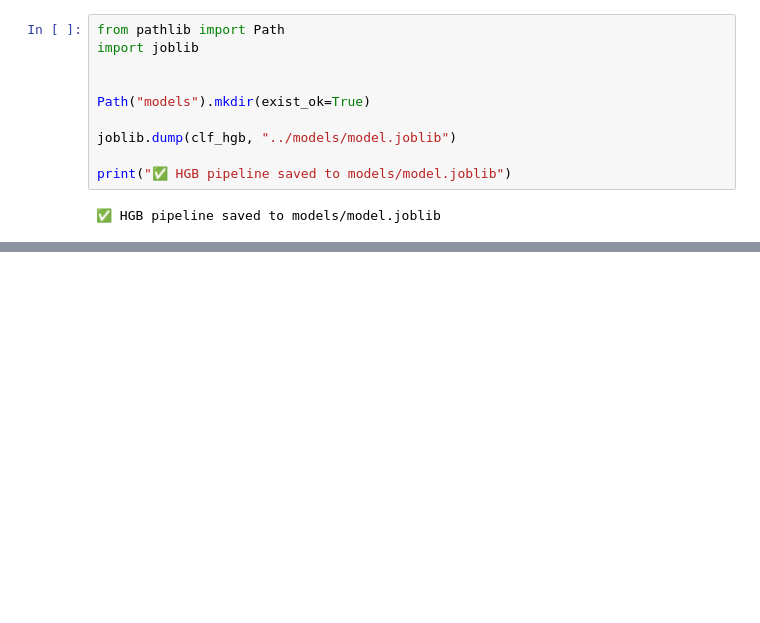
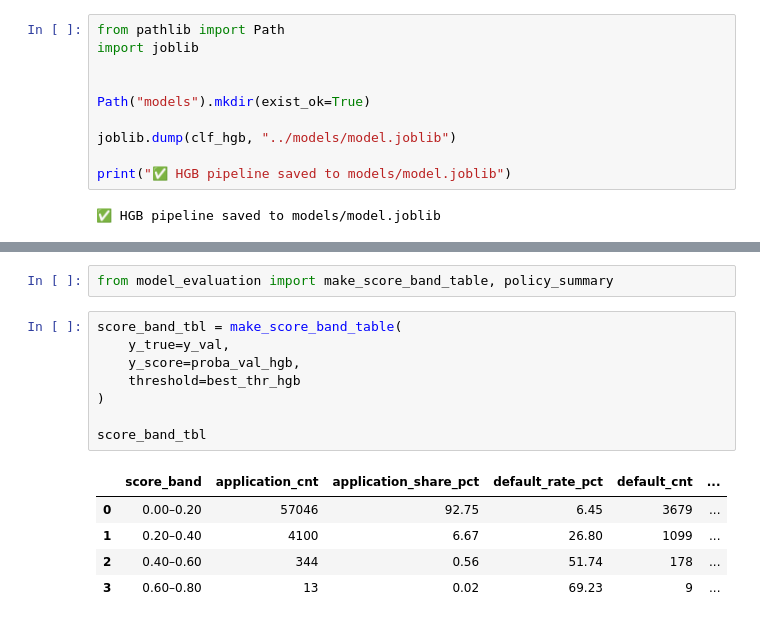
Before and after one commit to Ou-Hai/home-credit-risk-analytics, a Jupyter notebook: notebooks/05_ml_models.ipynb, the cells around one changed output, grey strips where cells are left out. Saved outputs shown, nothing was run; the diff lists cells and outputs as text; blank space fills up the shorter version.

```diff
--- a/notebooks/05_ml_models.ipynb
+++ b/notebooks/05_ml_models.ipynb
@@ -363,0 +378,16 @@ print("✅ HGB pipeline saved to models/model.joblib")
+# %%
+from model_evaluation import make_score_band_table, policy_summary
+# %%
+score_band_tbl = make_score_band_table(
+    y_true=y_val,
+    y_score=proba_val_hgb,
+    threshold=best_thr_hgb
+)
+
+score_band_tbl
+# %% [output]
+|  | score_band | application_cnt | application_share_pct | default_rate_pct | default_cnt | ... |
+| 0 | 0.00–0.20 | 57046 | 92.75 | 6.45 | 3679 | ... |
+| 1 | 0.20–0.40 | 4100 | 6.67 | 26.80 | 1099 | ... |
+| 2 | 0.40–0.60 | 344 | 0.56 | 51.74 | 178 | ... |
+| 3 | 0.60–0.80 | 13 | 0.02 | 69.23 | 9 | ... |
```
Also changed, not shown: parts of 5 cells of this notebook, 7 other files.
